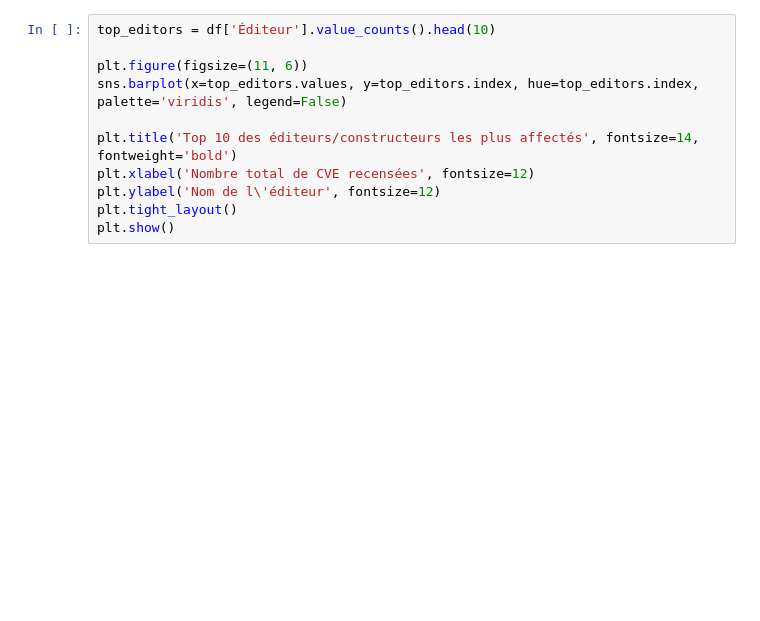
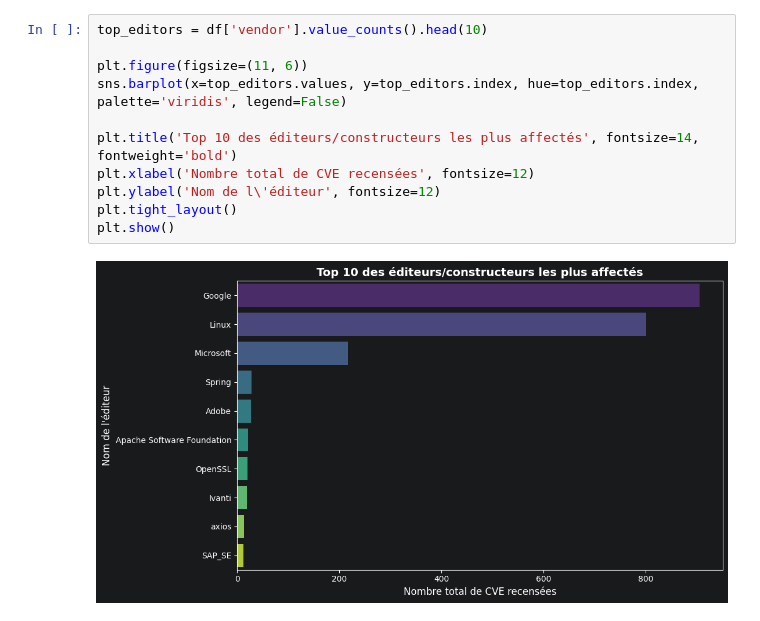
Before and after one commit to Gaellecourr/ProjetFinalAtelierData, a Jupyter notebook: Visualizations.ipynb, the cells around one changed output. Cells and saved outputs as stored; diff of their text form; blank space fills up the shorter version.

```diff
--- a/Visualizations.ipynb
+++ b/Visualizations.ipynb
@@ -108,14 +159,16 @@ plt.show()
 # %%
-top_editors = df['Éditeur'].value_counts().head(10)
+top_editors = df['vendor'].value_counts().head(10)
 
 plt.figure(figsize=(11, 6))
 sns.barplot(x=top_editors.values, y=top_editors.index, hue=top_editors.index, palette='viridis', legend=False)
 
 plt.title('Top 10 des éditeurs/constructeurs les plus affectés', fontsize=14, fontweight='bold')
 plt.xlabel('Nombre total de CVE recensées', fontsize=12)
 plt.ylabel('Nom de l\'éditeur', fontsize=12)
 plt.tight_layout()
 plt.show()
+# %% [output]
+[figure, added]
 # %%
 plt.figure(figsize=(11, 7))
 
```
Also changed, not shown: parts of 10 cells of this notebook.
